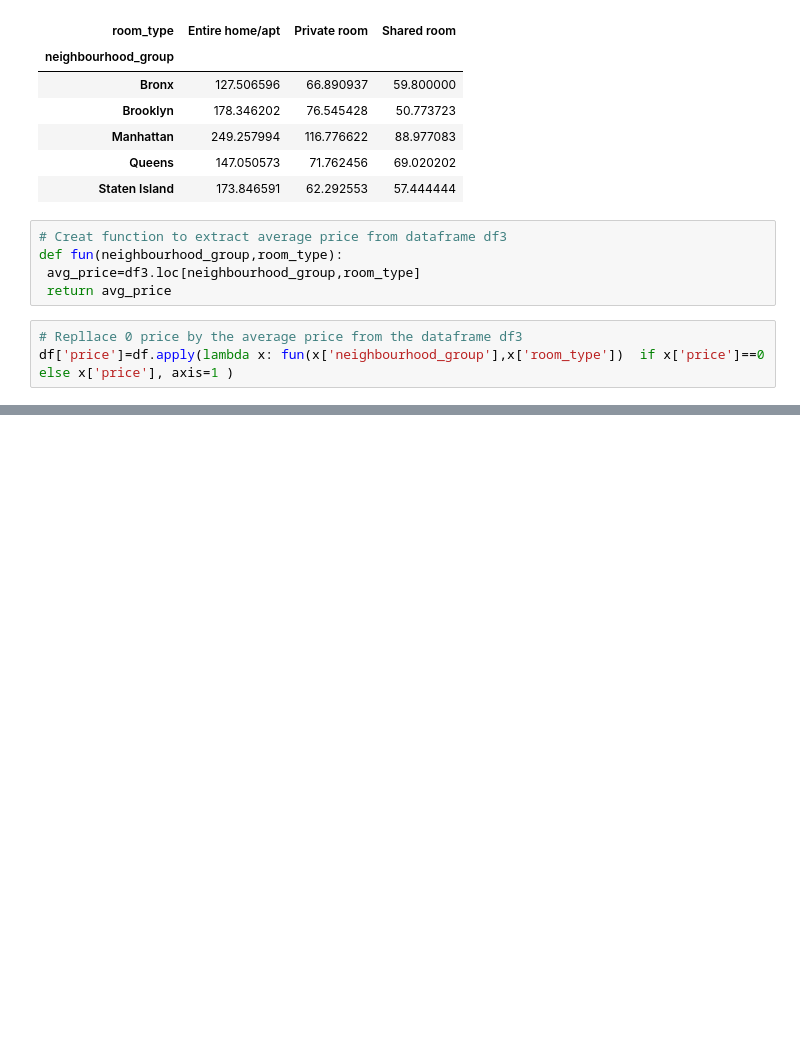
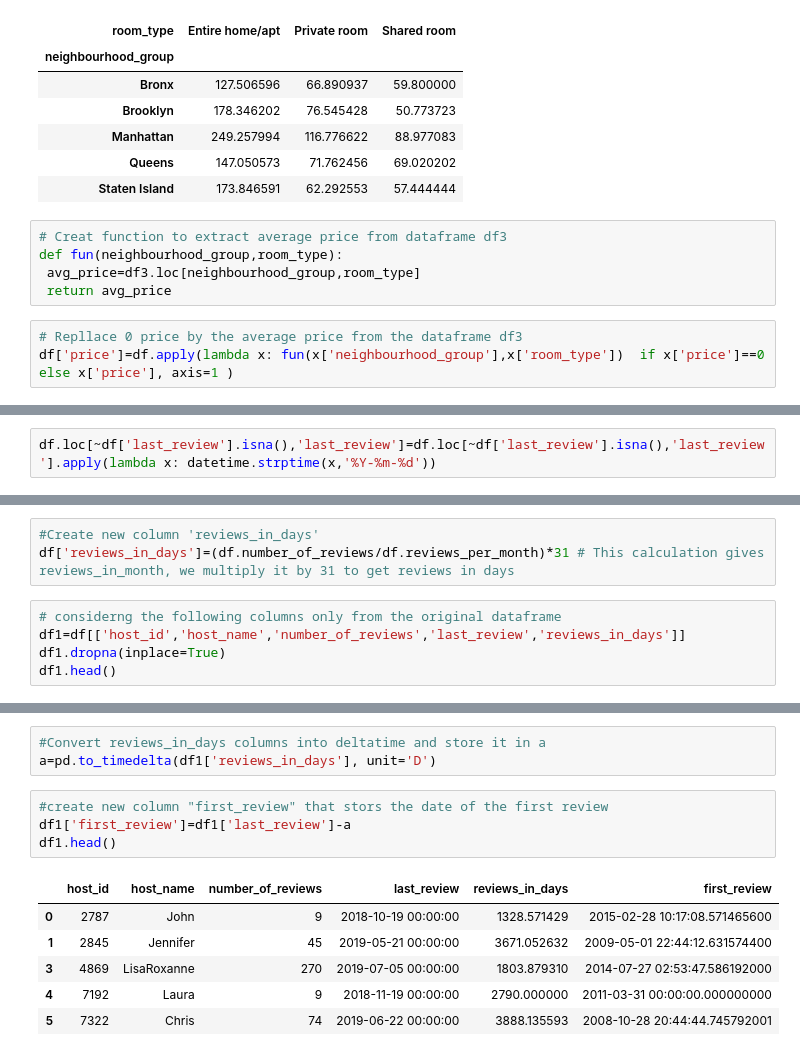
Before and after one commit to amanichivilkar/Airbnb-Booking-Analysis, a Jupyter notebook: Amani_Chivilkar_M1W4_Airbnb_Bookings_Analysis_Capstone_Project.ipynb, the cells around one changed output, grey strips where cells are left out. Cells and saved outputs as stored; diff of their text form; blank space fills up the shorter version.

```diff
--- a/Amani_Chivilkar_M1W4_Airbnb_Bookings_Analysis_Capstone_Project.ipynb
+++ b/Amani_Chivilkar_M1W4_Airbnb_Bookings_Analysis_Capstone_Project.ipynb
@@ -363,0 +141,2 @@ There does not exist any usefull correlation
+# %%
+df.loc[~df['last_review'].isna(),'last_review']=df.loc[~df['last_review'].isna(),'last_review'].apply(lambda x: datetime.strptime(x,'%Y-%m-%d'))
@@ -363,0 +167,8 @@ There does not exist any usefull correlation
+# %%
+#Create new column 'reviews_in_days'
+df['reviews_in_days']=(df.number_of_reviews/df.reviews_per_month)*31 # This calculation gives reviews_in_month, we multiply it by 31 to get reviews in days
+# %%
+# considerng the following columns only from the original dataframe
+df1=df[['host_id','host_name','number_of_reviews','last_review','reviews_in_days']]
+df1.dropna(inplace=True)
+df1.head()
@@ -363,0 +182,14 @@ There does not exist any usefull correlation
+# %%
+#Convert reviews_in_days columns into deltatime and store it in a
+a=pd.to_timedelta(df1['reviews_in_days'], unit='D')
+# %%
+#create new column "first_review" that stors the date of the first review
+df1['first_review']=df1['last_review']-a
+df1.head()
+# %% [output]
+|  | host_id | host_name | number_of_reviews | last_review | reviews_in_days | first_review |
+| 0 | 2787 | John | 9 | 2018-10-19 00:00:00 | 1328.571429 | 2015-02-28 10:17:08.571465600 |
+| 1 | 2845 | Jennifer | 45 | 2019-05-21 00:00:00 | 3671.052632 | 2009-05-01 22:44:12.631574400 |
+| 3 | 4869 | LisaRoxanne | 270 | 2019-07-05 00:00:00 | 1803.879310 | 2014-07-27 02:53:47.586192000 |
+| 4 | 7192 | Laura | 9 | 2018-11-19 00:00:00 | 2790.000000 | 2011-03-31 00:00:00.000000000 |
+| 5 | 7322 | Chris | 74 | 2019-06-22 00:00:00 | 3888.135593 | 2008-10-28 20:44:44.745792001 |
```
Also changed, not shown: parts of 35 cells of this notebook.
